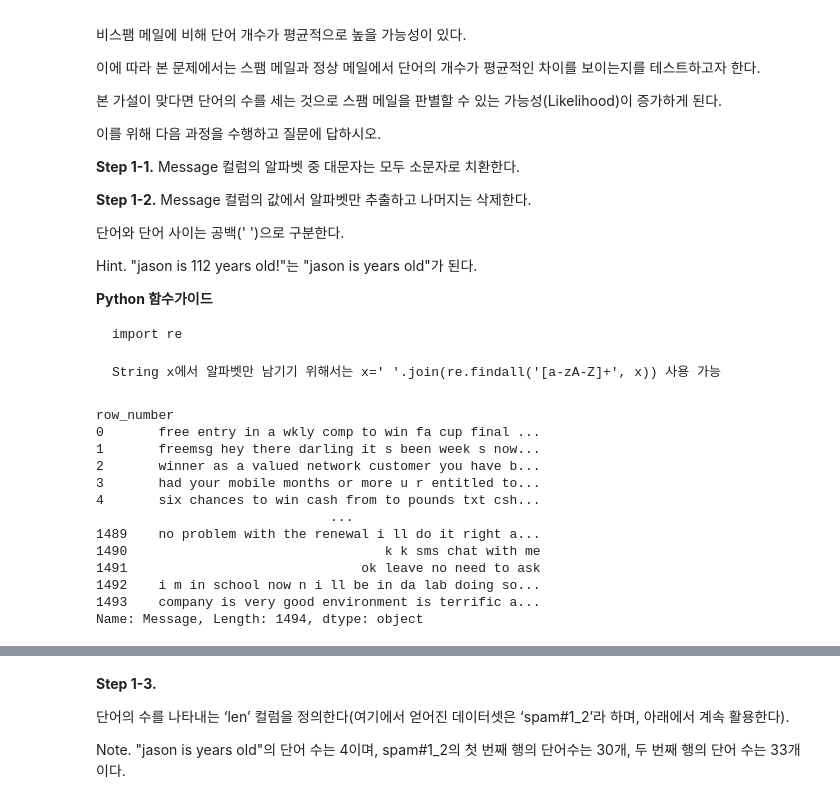
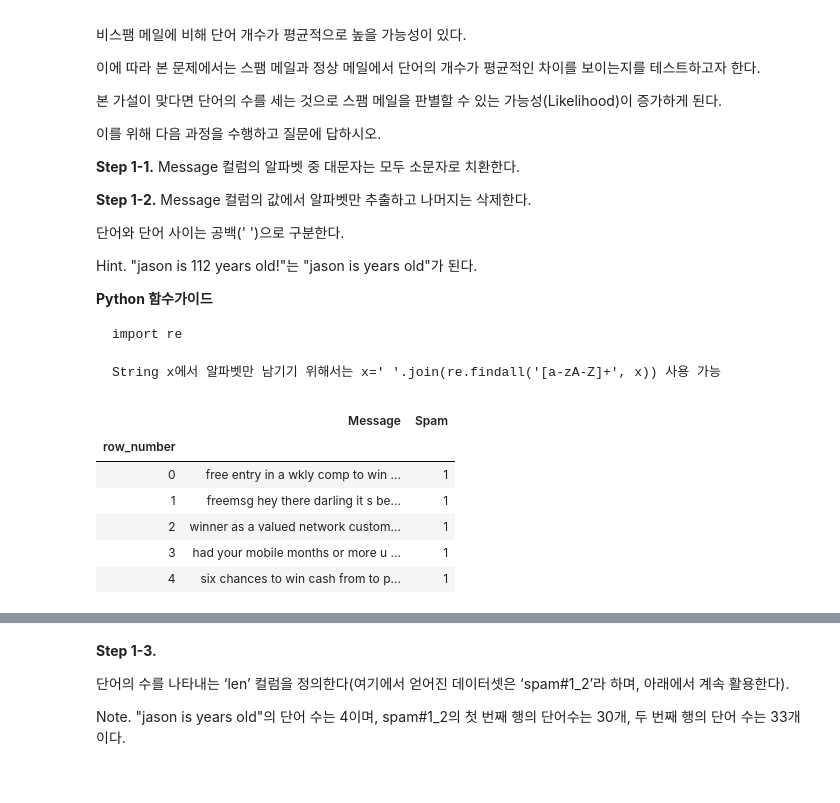
Before and after one commit to sunkusun9/prods_pro, a Jupyter notebook: prof2103_prob1.ipynb, the cells around one changed output, grey strips where cells are left out. Drawn from its saved outputs; the diff is of its cells as text; code cells hidden in the pictures.

````diff
--- a/prof2103_prob1.ipynb
+++ b/prof2103_prob1.ipynb
@@ -166,21 +166,16 @@ import re
 String x에서 알파벳만 남기기 위해서는 x=' '.join(re.findall('[a-zA-Z]+', x)) 사용 가능
 ```
 # %%
+# 방법1
+# 문제에서 제시한 방법을 사용합니다.
 import re
 df_spam['Message'] = df_spam['Message'].str.lower().apply(lambda x: ' '.join(re.findall('[a-zA-Z]+', x)))
+df_spam.head()
+# %% [output]
+|  | Message | Spam |
+| row_number |  |  |
+| 0 | free entry in a wkly comp to win ... | 1 |
+| 1 | freemsg hey there darling it s be... | 1 |
+| 2 | winner as a valued network custom... | 1 |
+| 3 | had your mobile months or more u ... | 1 |
+| 4 | six chances to win cash from to p... | 1 |
-# %%
-df_spam['Message'] = df_spam['Message'].str.lower().str.findall('[a-zA-Z]+').apply(lambda x: ' '.join(x))
-# %% [output]
-row_number
-0       free entry in a wkly comp to win fa cup final ...
-1       freemsg hey there darling it s been week s now...
-2       winner as a valued network customer you have b...
-3       had your mobile months or more u r entitled to...
-4       six chances to win cash from to pounds txt csh...
-                              ...
-1489    no problem with the renewal i ll do it right a...
-1490                                 k k sms chat with me
-1491                              ok leave no need to ask
-1492    i m in school now n i ll be in da lab doing so...
-1493    company is very good environment is terrific a...
-Name: Message, Length: 1494, dtype: object
````
Also changed, not shown: parts of 18 cells of this notebook.
